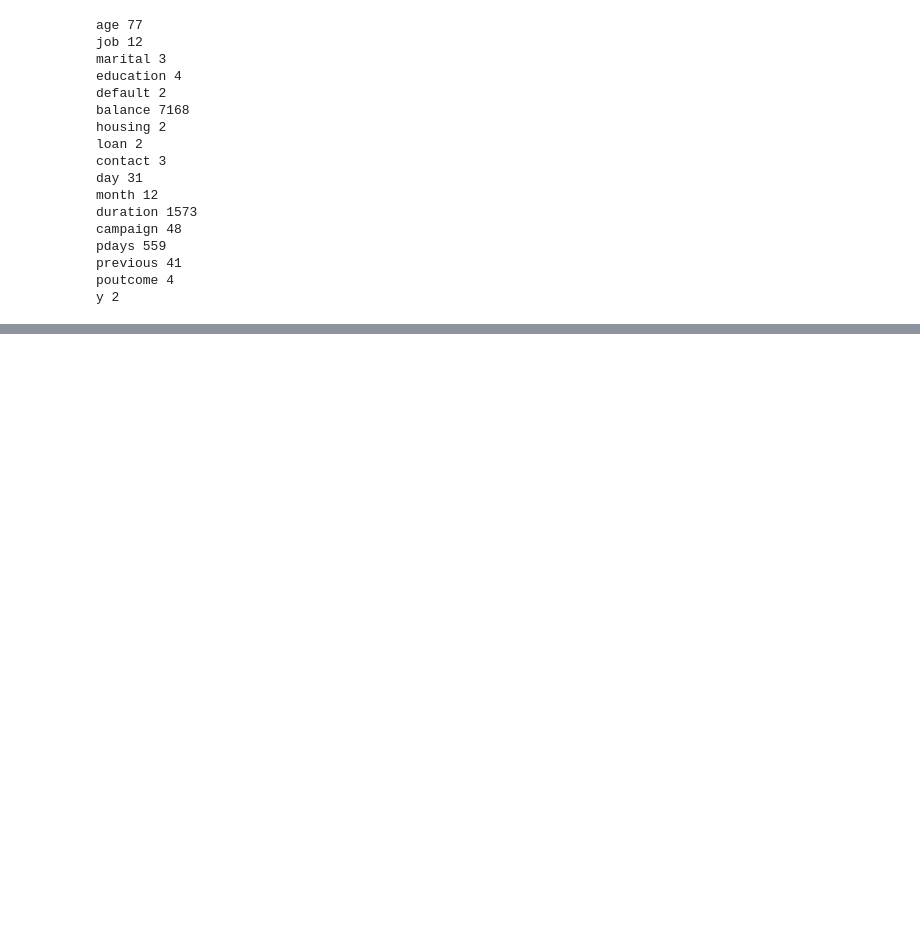
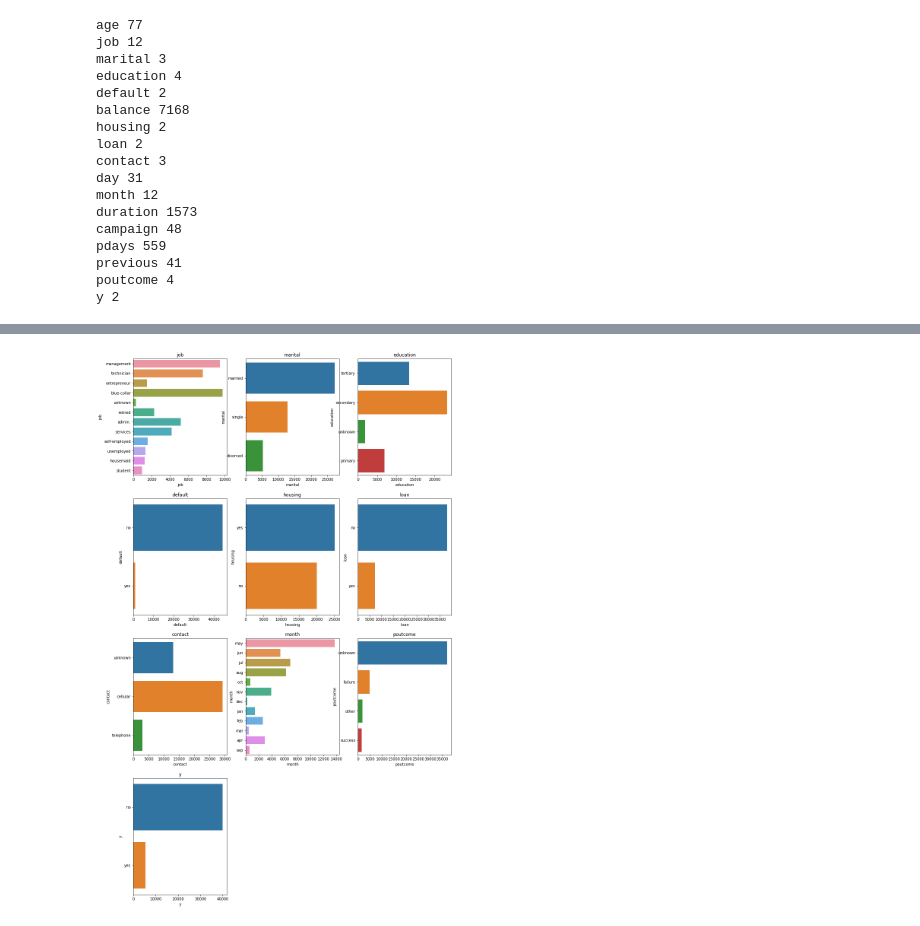
Before and after one commit to YashwantRaul/Supervised-ML-Classification, a Jupyter notebook: Bank_Marketing_Effectiveness_Prediction_Capstone_Project.ipynb, the cells around one changed output, grey strips where cells are left out. Cells and saved outputs as stored; diff of their text form; code cells hidden in the pictures; blank space fills up the shorter version.

```diff
--- a/Bank_Marketing_Effectiveness_Prediction_Capstone_Project.ipynb
+++ b/Bank_Marketing_Effectiveness_Prediction_Capstone_Project.ipynb
@@ -202,0 +207,3 @@ y 2
+# %%
+categorical_features=[feature for feature in df.columns if (df[feature].dtypes=='O')]
+categorical_features
@@ -202,0 +252,13 @@ y 2
+# %%
+#check count on categorical features
+plt.figure(figsize=(15,80))
+plotnumber = 1
+for categorical_feature in categorical_features:
+  ax = plt.subplot(12,3,plotnumber)
+  sns.countplot(y=categorical_feature,data=df)
+  plt.xlabel(categorical_feature)
+  plt.title(categorical_feature)
+  plotnumber+= 1
+plt.show()
+# %% [output]
+[figure, added]
```
Also changed, not shown: parts of 23 cells of this notebook.
